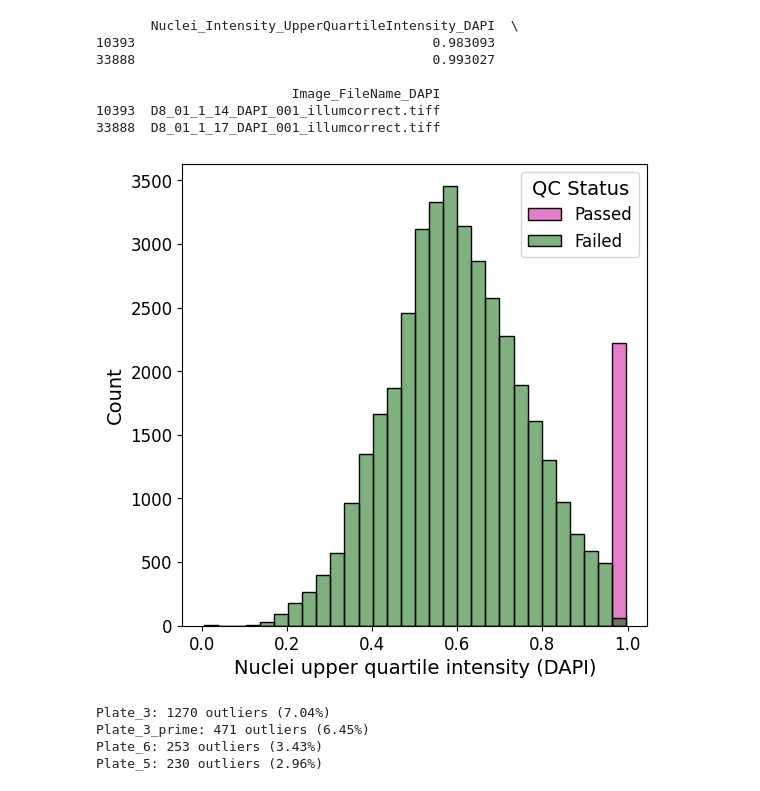
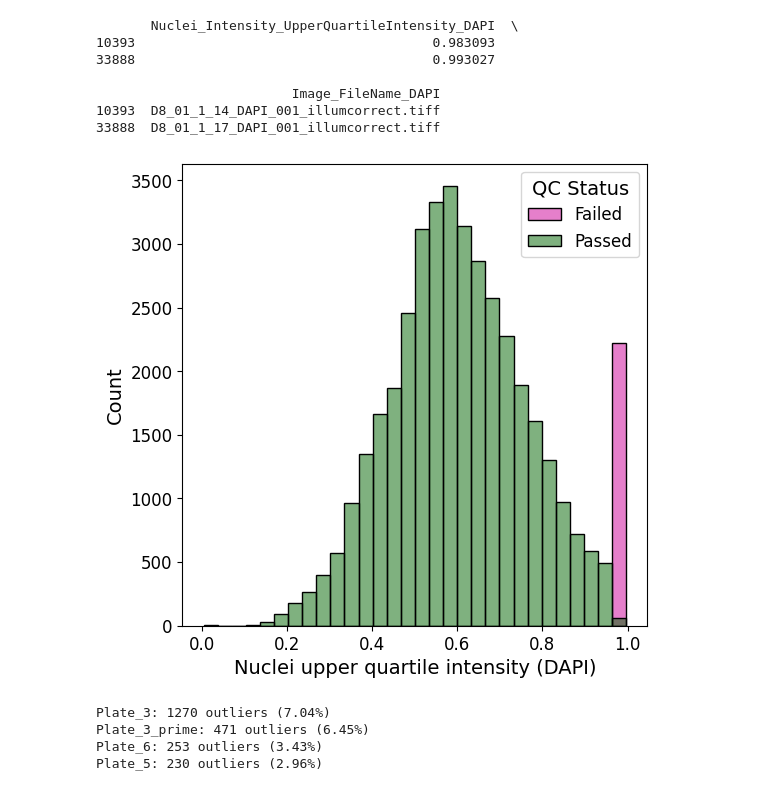
Before and after one commit to WayScience/nf1_schwann_cell_painting_data, a Jupyter notebook: 3.processing_features/1.sc_cosmicqc.ipynb, the cells around one changed output. Saved outputs shown, nothing was run; the diff lists cells and outputs as text; code cells hidden in the pictures.

Commit message:
fix legend issue

```diff
--- a/3.processing_features/1.sc_cosmicqc.ipynb
+++ b/3.processing_features/1.sc_cosmicqc.ipynb
@@ -235,35 +235,35 @@ sns.histplot(
     bins=30,  # Adjust the number of bins as needed
     kde=False,  # Disable KDE
     palette={
         "Passed": "#006400",
         "Failed": "#CC0099",
     },  # Custom colors for Passed and Failed
     legend=False,
 )
 
 # Customize the plot
 plt.xlabel("Nuclei upper quartile intensity (DAPI)", fontsize=14)
 plt.ylabel("Count", fontsize=14)
 plt.xticks(fontsize=12)
 plt.yticks(fontsize=12)
 plt.legend(
     title="QC Status",
     loc="upper right",
-    labels=["Passed", "Failed"],
+    labels=["Failed", "Passed"],
     fontsize=12,
     title_fontsize=14,
 )
 
 plt.savefig(
     qc_fig_dir / "high_intensity_nuclei_outliers_histogram.png",
     dpi=500,
     bbox_inches="tight",
 )
 
 # Show the plot
 plt.show()
 # %% [output]
-[figure, old version]
+[figure, new version]
 # %%
 # Print out the number of outliers across plates
 outlier_counts = nuclei_high_int_outliers["Image_Metadata_Plate"].value_counts()
```
Also changed, not shown: 2 other files.
